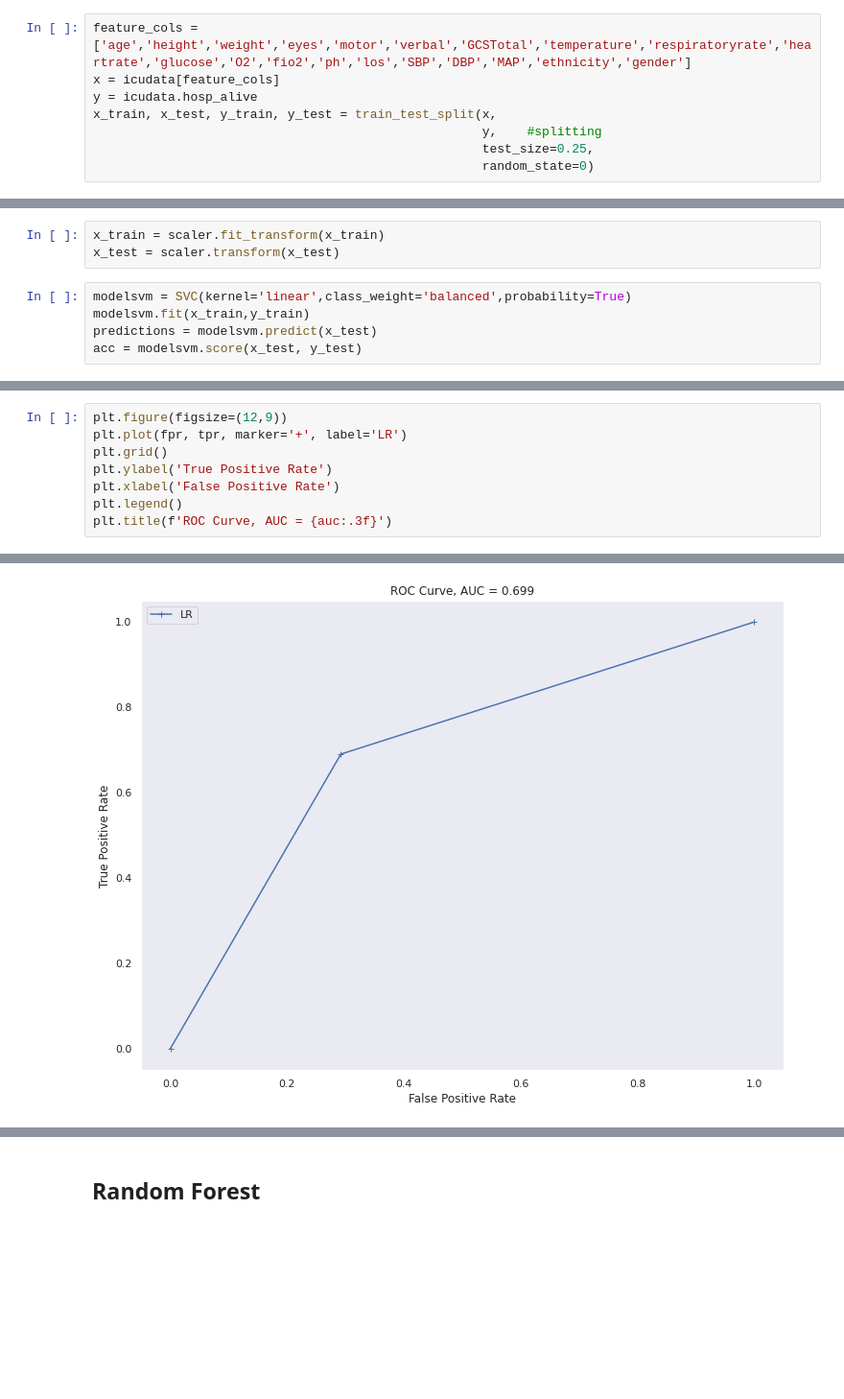
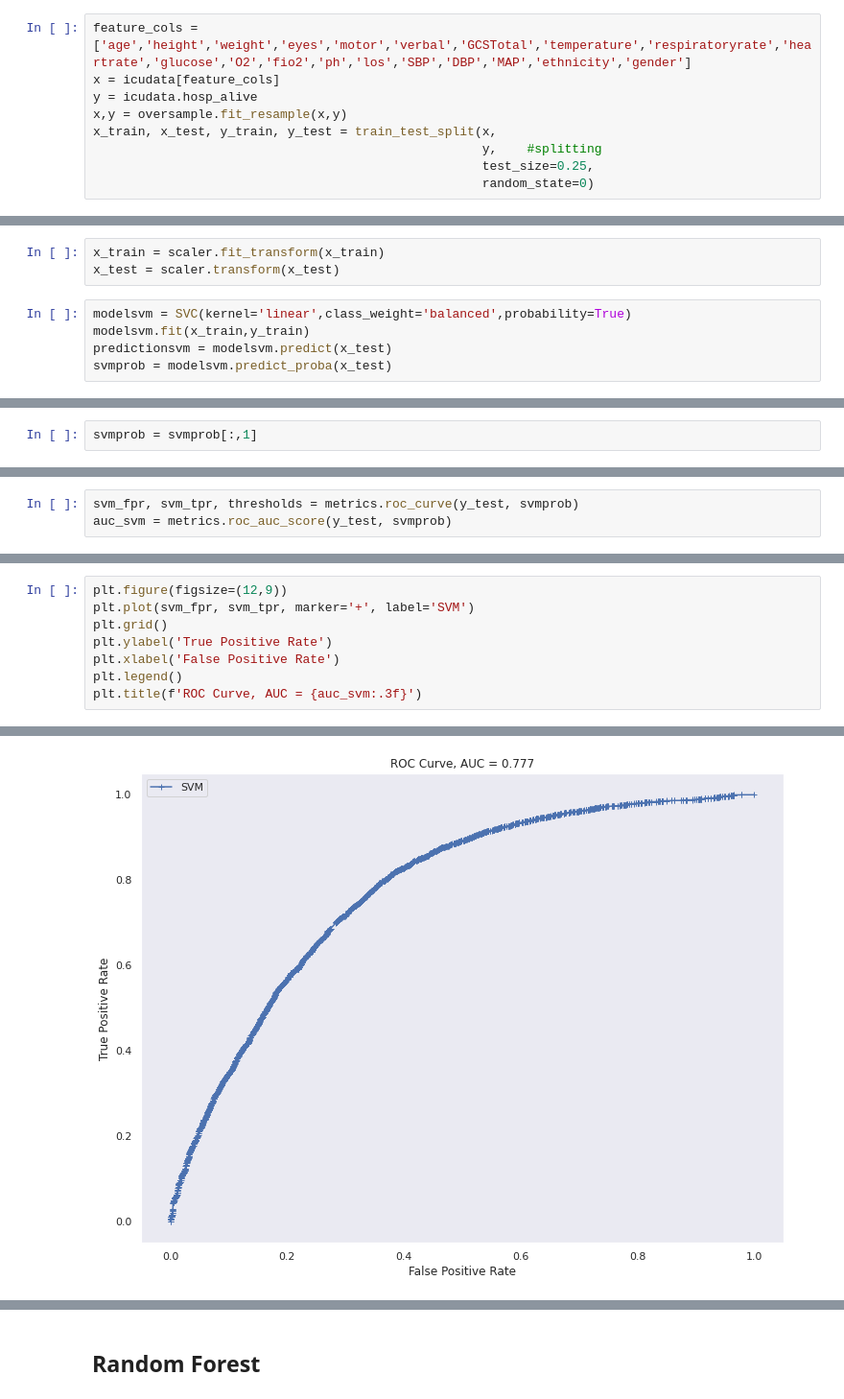
Before and after one commit to sumaiya08/clinical-decision-support, a Jupyter notebook: machine-learning/mortality_pred.ipynb, the cells around one changed output, grey strips where cells are left out. Shown at 96% size. Cells and saved outputs as stored; diff of their text form; blank space fills up the shorter version.

```diff
--- a/machine-learning/mortality_pred.ipynb
+++ b/machine-learning/mortality_pred.ipynb
@@ -231,6 +287,7 @@ Text(0.5, 1.0, 'Precision-Recall curve')
 feature_cols = ['age','height','weight','eyes','motor','verbal','GCSTotal','temperature','respiratoryrate','heartrate','glucose','O2','fio2','ph','los','SBP','DBP','MAP','ethnicity','gender']
 x = icudata[feature_cols]
 y = icudata.hosp_alive
+x,y = oversample.fit_resample(x,y)
 x_train, x_test, y_train, y_test = train_test_split(x,
                                                     y,    #splitting
                                                     test_size=0.25,
@@ -241,5 +300,5 @@ x_test = scaler.transform(x_test)
 # %%
 modelsvm = SVC(kernel='linear',class_weight='balanced',probability=True)
 modelsvm.fit(x_train,y_train)
-predictions = modelsvm.predict(x_test)
-acc = modelsvm.score(x_test, y_test)
+predictionsvm = modelsvm.predict(x_test)
+svmprob = modelsvm.predict_proba(x_test)
@@ -253,0 +305,2 @@ f1 = metrics.f1_score(y_test, predictions)
+# %%
+svmprob = svmprob[:,1]
@@ -253,0 +323,3 @@ f1 = metrics.f1_score(y_test, predictions)
+# %%
+svm_fpr, svm_tpr, thresholds = metrics.roc_curve(y_test, svmprob)
+auc_svm = metrics.roc_auc_score(y_test, svmprob)
@@ -278,9 +352,9 @@ plt.title(all_sample_title, size = 15);
 # %%
 plt.figure(figsize=(12,9))
-plt.plot(fpr, tpr, marker='+', label='LR')
+plt.plot(svm_fpr, svm_tpr, marker='+', label='SVM')
 plt.grid()
 plt.ylabel('True Positive Rate')
 plt.xlabel('False Positive Rate')
 plt.legend()
-plt.title(f'ROC Curve, AUC = {auc:.3f}')
+plt.title(f'ROC Curve, AUC = {auc_svm:.3f}')
 # %% [output]
@@ -288,3 +362,3 @@ Text(0.5, 1.0, 'ROC Curve, AUC = 0.699')
-[figure, old version]
+[figure, new version]
 # %%
 plt.figure(figsize=(12,9))
```
Also changed, not shown: parts of 147 cells of this notebook.
